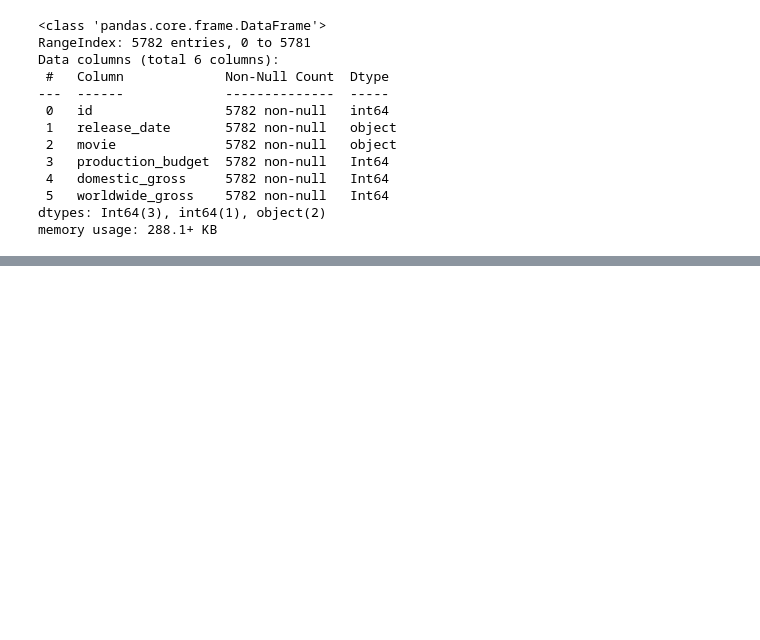
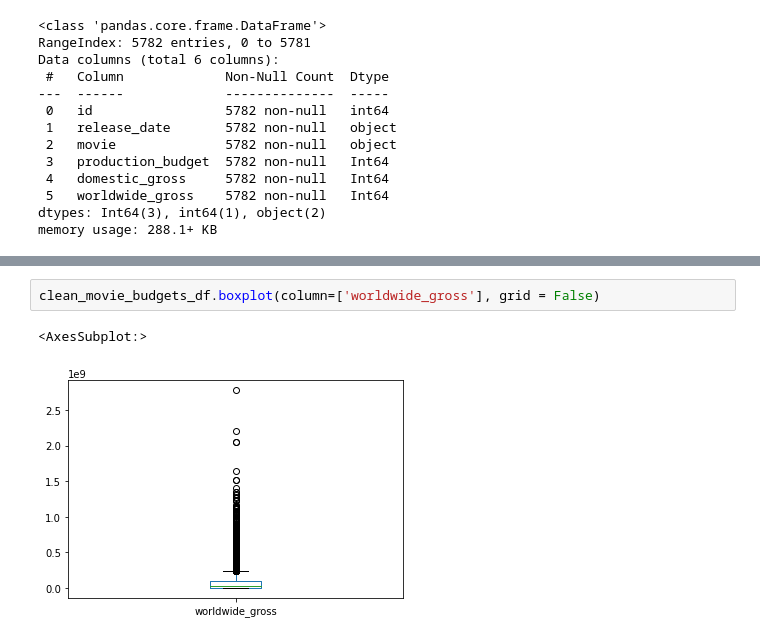
Before and after one commit to NicholasKIRUI/Data-Science-Course---Phase-1-Project, a Jupyter notebook: index.ipynb, the cells around one changed output, grey strips where cells are left out. Cells and saved outputs as stored; diff of their text form; blank space fills up the shorter version.

```diff
--- a/index.ipynb
+++ b/index.ipynb
@@ -609,0 +840,5 @@ memory usage: 288.1+ KB
+# %%
+clean_movie_budgets_df.boxplot(column=['worldwide_gross'], grid = False)
+# %% [output]
+<AxesSubplot:>
+[figure, added]
```
Also changed, not shown: parts of 35 cells of this notebook.
